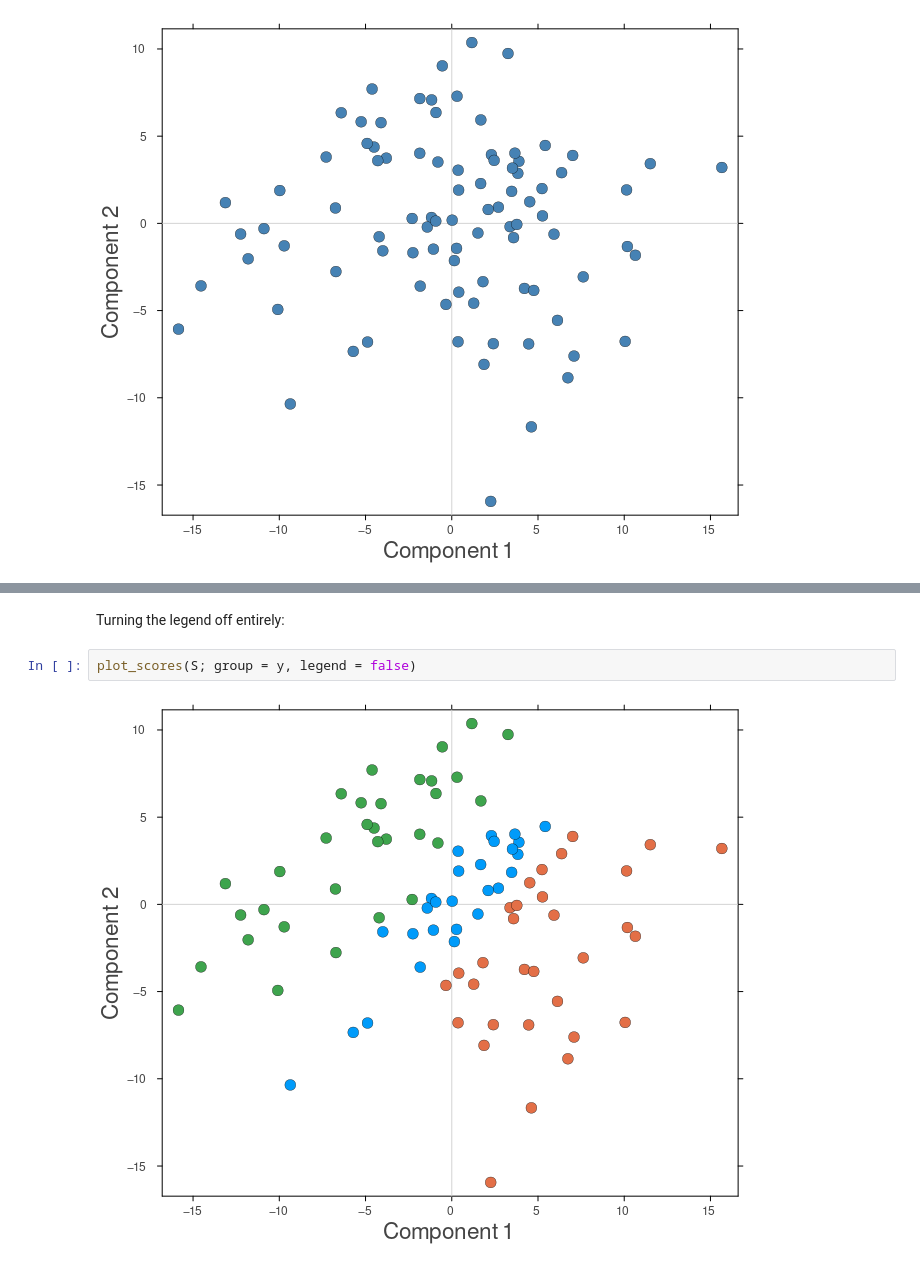
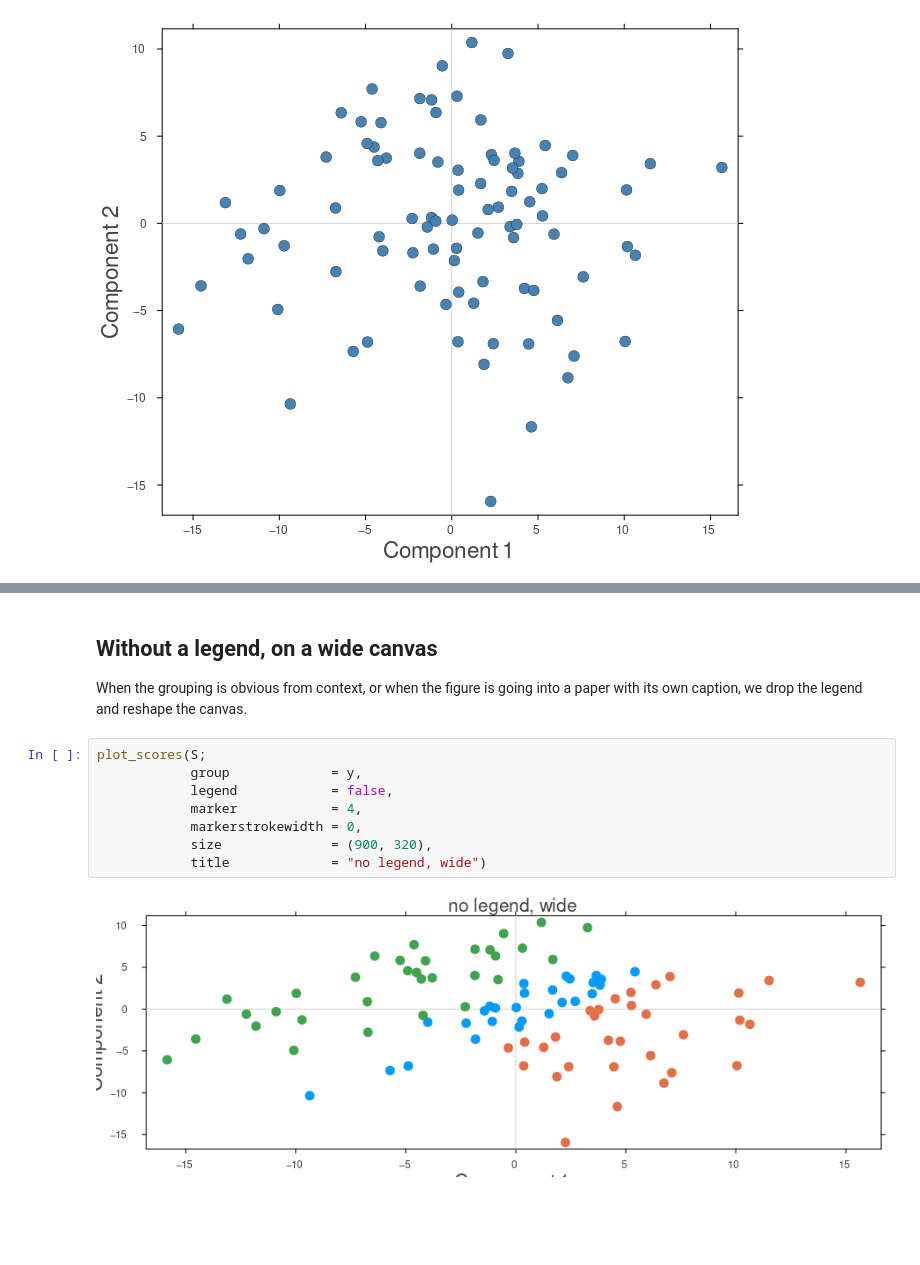
Before and after one commit to BanerjeeAbhisek/WolfRiverPlots.jl, a Jupyter notebook: notebooks/scores.ipynb, the cells around one changed output, grey strips where cells are left out. Drawn from its saved outputs; the diff is of its cells as text; blank space fills up the shorter version.

```diff
--- a/notebooks/scores.ipynb
+++ b/notebooks/scores.ipynb
@@ -119,6 +89,14 @@ plot_scores(S; group = y,
-# %% [markdown]
-Turning the legend off entirely:
+# %% [markdown]
+## Without a legend, on a wide canvas
+
+When the grouping is obvious from context, or when the figure is going into a paper with its own caption, we drop the legend and reshape the canvas.
 # %%
-plot_scores(S; group = y, legend = false)
+plot_scores(S;
+            group             = y,
+            legend            = false,
+            marker            = 4,
+            markerstrokewidth = 0,
+            size              = (900, 320),
+            title             = "no legend, wide")
 # %% [output]
-[figure, old version]
+[figure, new version]
```
Also changed, not shown: parts of 21 cells of this notebook, 1 other file.
